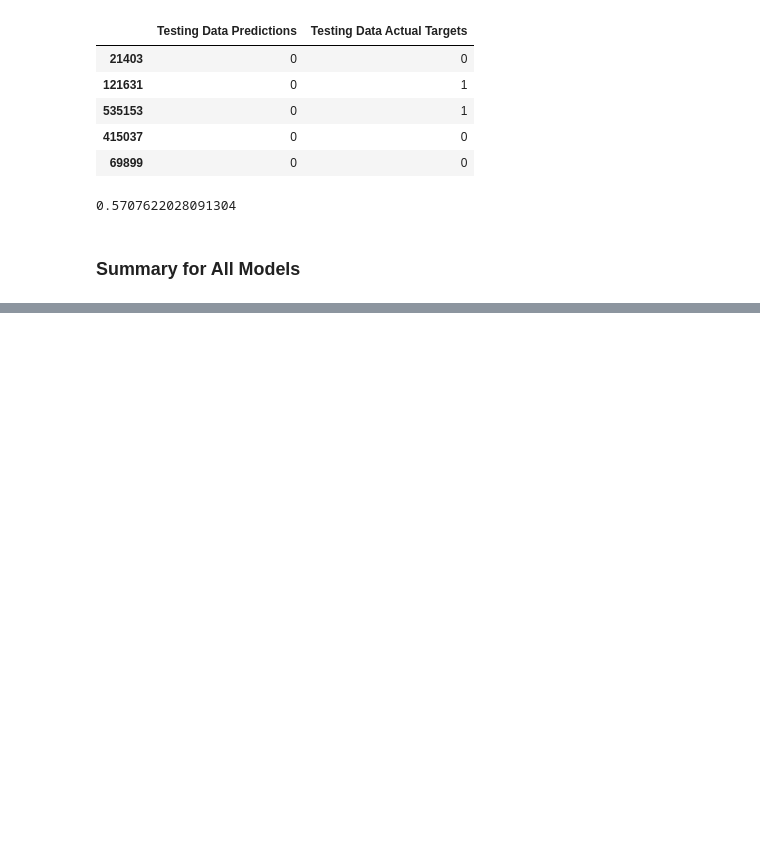
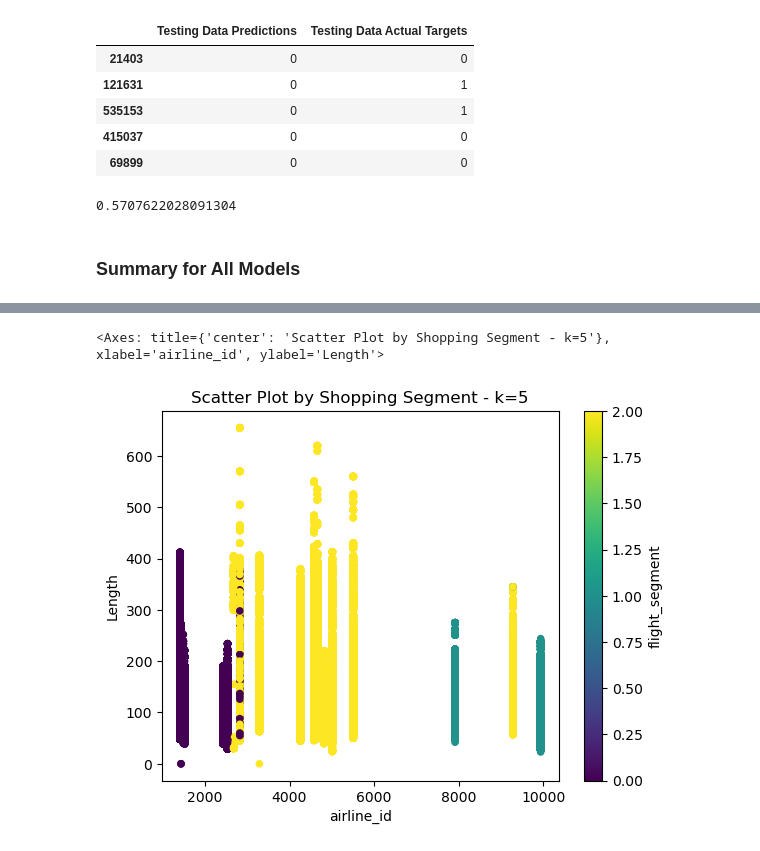
Before and after one commit to stacjstaton/ai-project2-flight-delay-predictions, a Jupyter notebook: jenn_models.ipynb, the cells around one changed output, grey strips where cells are left out. Cells and saved outputs as stored; diff of their text form; code cells hidden in the pictures; blank space fills up the shorter version.

```diff
--- a/jenn_models.ipynb
+++ b/jenn_models.ipynb
@@ -354,0 +438,16 @@ LogisticRegression accuracy score: 0.5707622028091304
+# %%
+# Define the model with 3 clusters
+model = KMeans(n_clusters=3, n_init='auto', random_state=1)
+
+# Fit the model
+model.fit(means_df)
+
+# Make predictions
+k_3 = model.predict(means_df)
+
+# Create a copy of the DataFrame
+customers_predictions_df = means_df.copy()
+
+# Add a class column with the labels
+customers_predictions_df['flight_segment'] = k_3
+customers_predictions_df.head()
@@ -354,0 +461,12 @@ LogisticRegression accuracy score: 0.5707622028091304
+# %%
+# Create a scatter plot with x="Frozen" and y="Grocery" with k=4 segments
+customers_predictions_df.plot.scatter(
+    x="Time",
+    y="Length",
+    c="flight_segment",
+    title = "Scatter Plot by Shopping Segment - k=5",
+    colormap='viridis'
+)
+# %% [output]
+<Axes: title={'center': 'Scatter Plot by Shopping Segment - k=5'}, xlabel='airline_id', ylabel='Length'>
+[figure, added]
```
Also changed, not shown: parts of 14 cells of this notebook, 2 other files.
